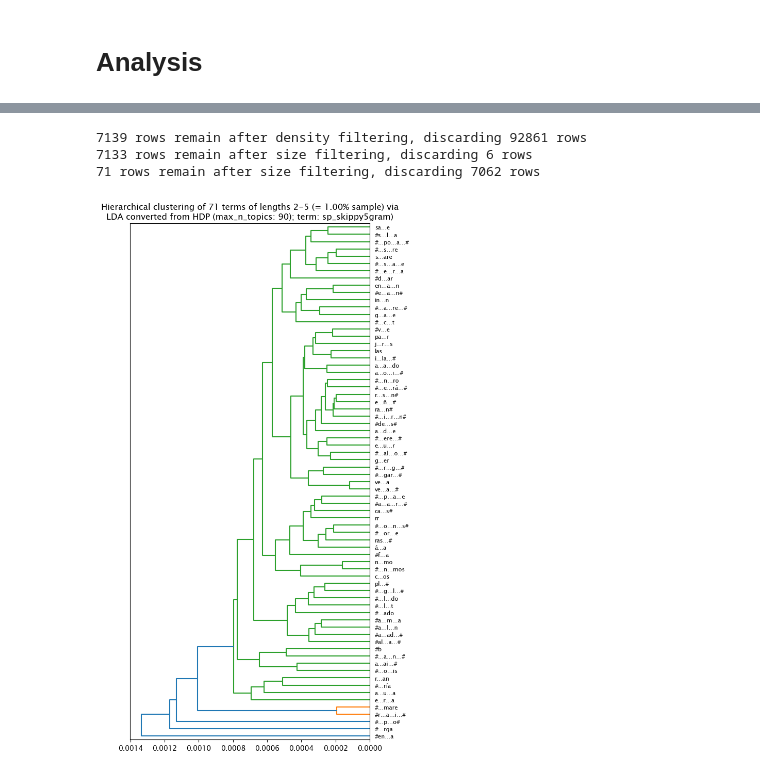
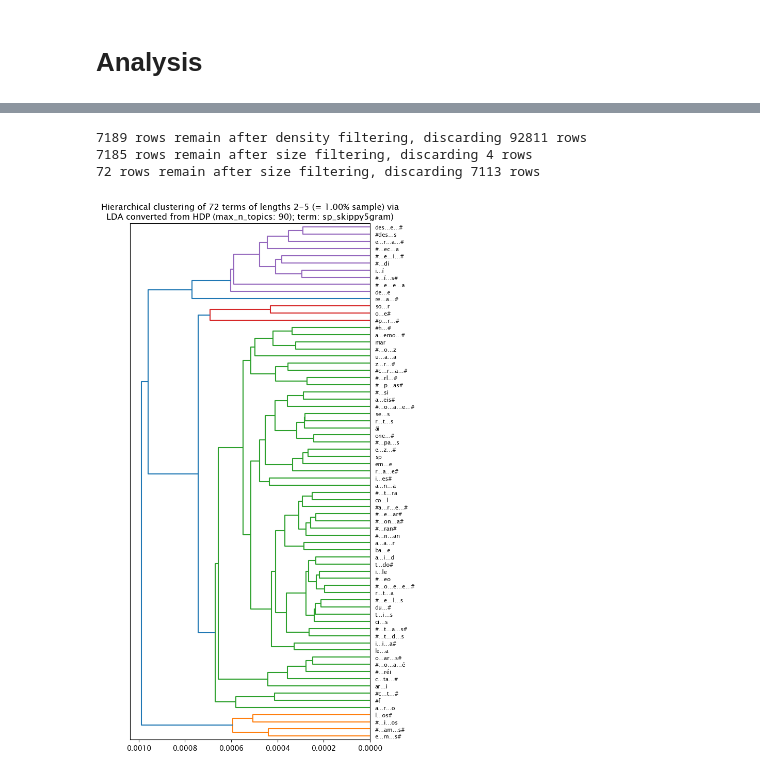
Before and after one commit to kow-k/HDP-spell-sound-analyzer, a Jupyter notebook: HDP-spell-sound-analyzer.ipynb, the cells around one changed output, grey strips where cells are left out. Saved outputs shown, nothing was run; the diff lists cells and outputs as text; code cells hidden in the pictures.

```diff
--- a/HDP-spell-sound-analyzer.ipynb
+++ b/HDP-spell-sound-analyzer.ipynb
@@ -1384,8 +1384,8 @@ nonzero count:  262
 # %%
 ## term の階層クラスタリング: max_n_topics, term の値に拠ってparameters の最適値は異なる
-hc_clustering_terms_from_hdp(hdp90, diction, n_topics = 90, gap_mark = gap_mark, lowest_density = 0.0012, min_length = 2, sampling_rate = hc_sampling_rate, check = False)
+HDP_helper.hc_clustering_terms_from_hdp(hdp90, diction, term_type = term_type, n_topics = 90, lowest_density = 0.0012, max_length = n_for_ngram, min_length = 2, gap_mark = gap_mark, sampling_rate = hc_sampling_rate, check = False)
 # %% [output]
-7139 rows remain after density filtering, discarding 92861 rows
-7133 rows remain after size filtering, discarding 6 rows
-71 rows remain after size filtering, discarding 7062 rows
+7189 rows remain after density filtering, discarding 92811 rows
+7185 rows remain after size filtering, discarding 4 rows
+72 rows remain after size filtering, discarding 7113 rows
-[figure, old version]
+[figure, new version]
```
Also changed, not shown: parts of 38 cells of this notebook, 2 other files.
